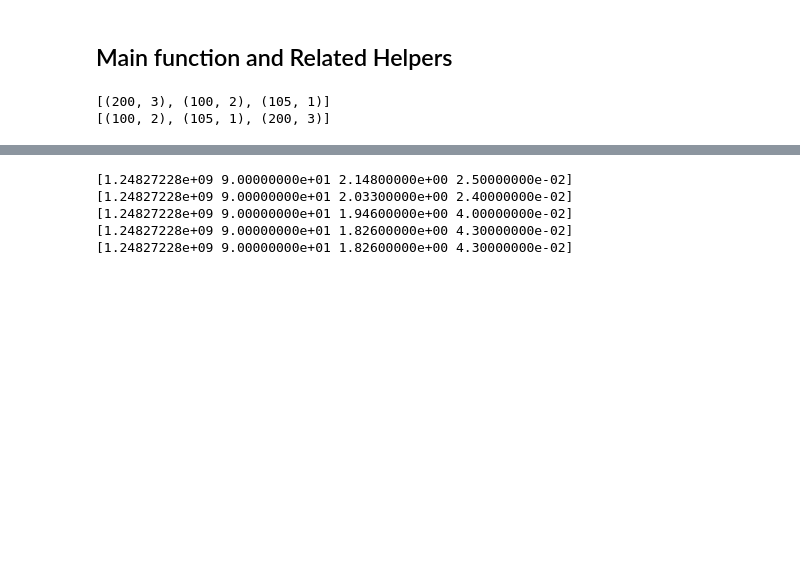
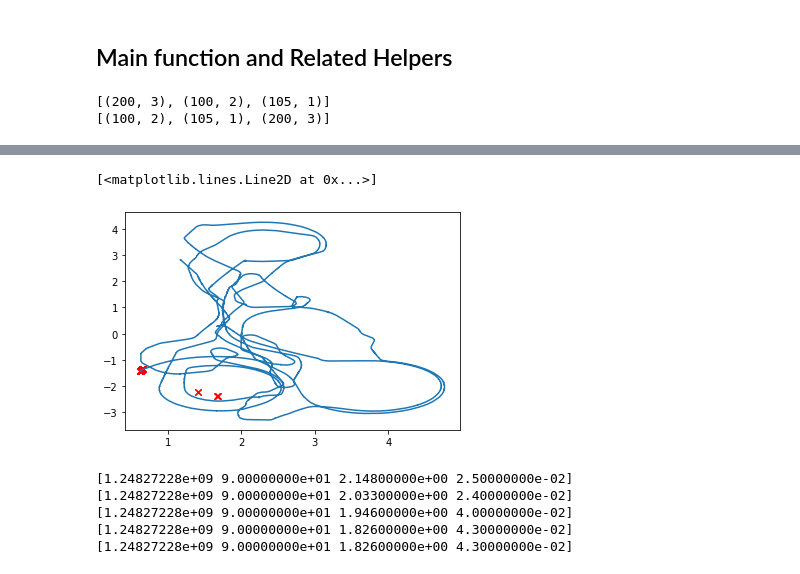
Before and after one commit to clylau/E205_Final_Project, a Jupyter notebook: Final_Project_Code.ipynb, the cells around one changed output, grey strips where cells are left out. Saved outputs shown, nothing was run; the diff lists cells and outputs as text; code cells hidden in the pictures; blank space fills up the shorter version.

```diff
--- a/Final_Project_Code.ipynb
+++ b/Final_Project_Code.ipynb
@@ -476,3 +562,10 @@ def main(odoTS, odoTSLen):
+# %%
+to = 100
+plt.plot(states[1][0][0:to], states[1][1][0:to], "rx")
+plt.plot(robot2_gt_x, robot2_gt_y)
+# %% [output]
+[<matplotlib.lines.Line2D at 0x...>]
+[figure, added]
 # %%
 a = np.array([np.eye(3), np.eye(3), np.eye(3), np.eye(3), np.eye(3)])
 # %%
```
Also changed, not shown: parts of 15 cells of this notebook.
